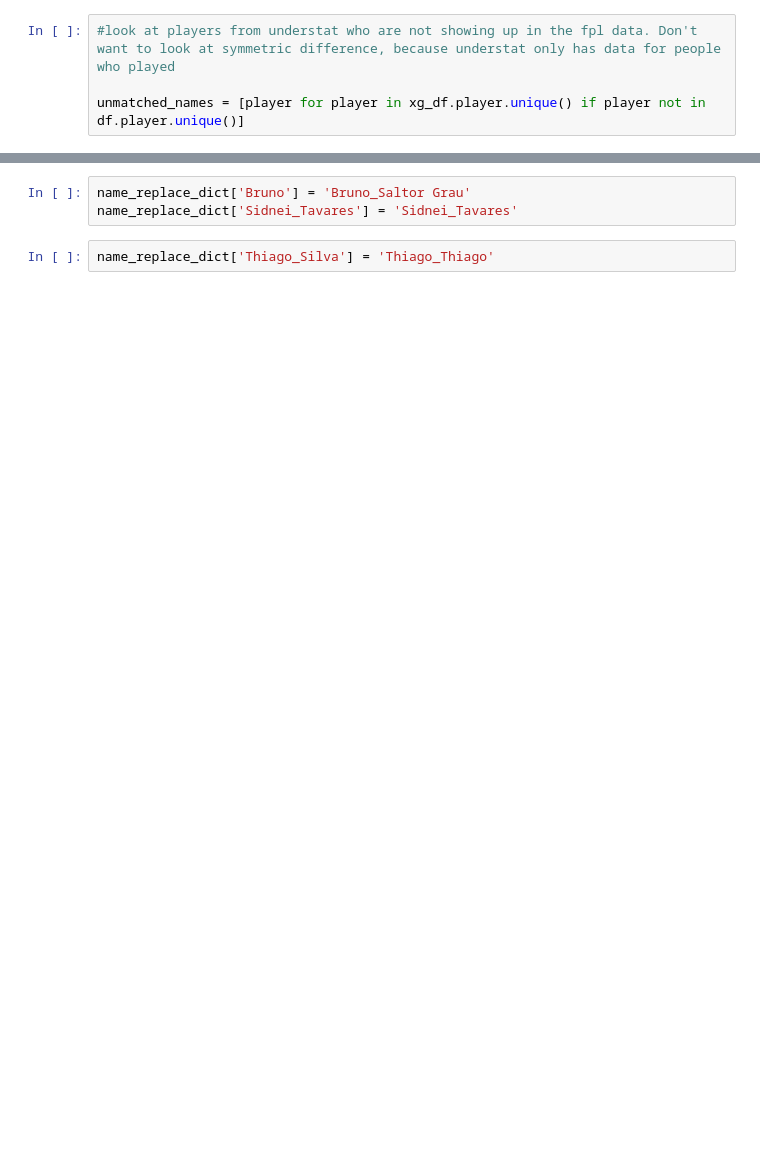
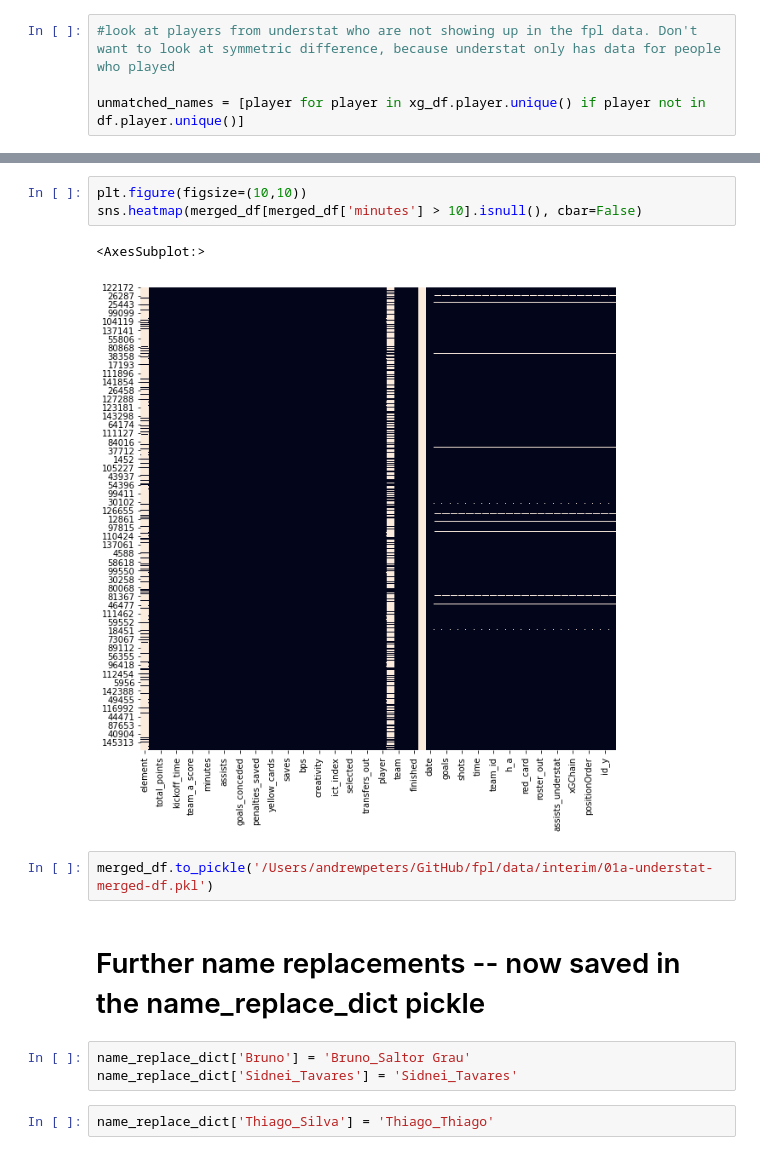
Before and after one commit to andrewjoelpeters/fpl, a Jupyter notebook: notebooks/01a-Add-Data-From-Understat.ipynb, the cells around one changed output, grey strips where cells are left out. Saved outputs shown, nothing was run; the diff lists cells and outputs as text; blank space fills up the shorter version.

```diff
--- a/notebooks/01a-Add-Data-From-Understat.ipynb
+++ b/notebooks/01a-Add-Data-From-Understat.ipynb
@@ -214,3 +138,13 @@ Index of Correct Match:  g
+# %%
+plt.figure(figsize=(10,10))
+sns.heatmap(merged_df[merged_df['minutes'] > 10].isnull(), cbar=False)
+# %% [output]
+<AxesSubplot:>
+[figure, added]
+# %%
+merged_df.to_pickle('/Users/andrewpeters/GitHub/fpl/data/interim/01a-understat-merged-df.pkl')
+# %% [markdown]
+# Further name replacements -- now saved in the name_replace_dict pickle
 # %%
 name_replace_dict['Bruno'] = 'Bruno_Saltor Grau'
 name_replace_dict['Sidnei_Tavares'] = 'Sidnei_Tavares'
```
Also changed, not shown: parts of 28 cells of this notebook, 6 other files.
